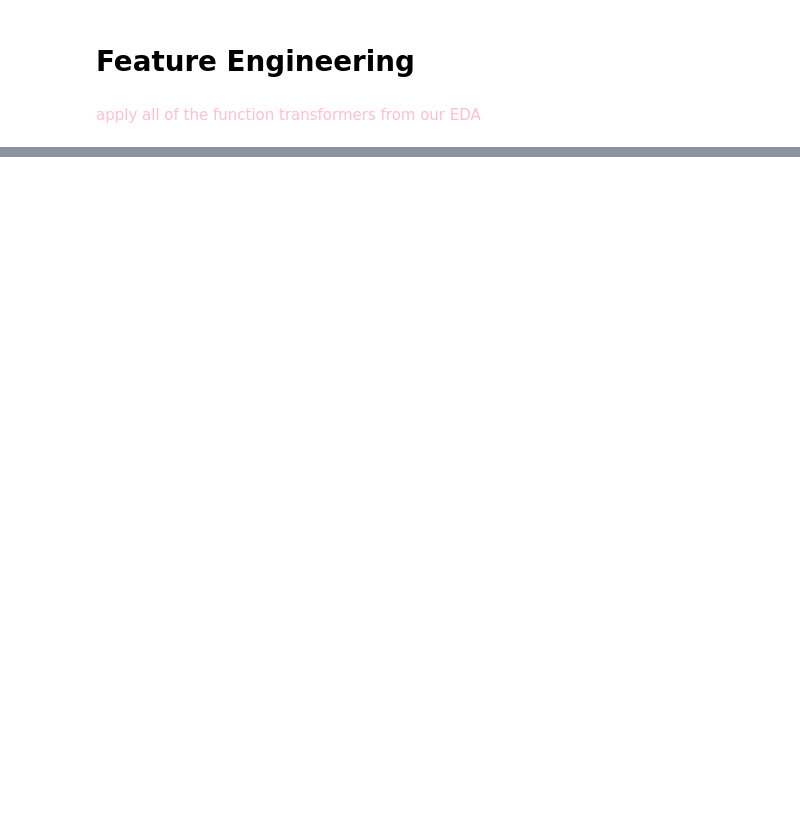
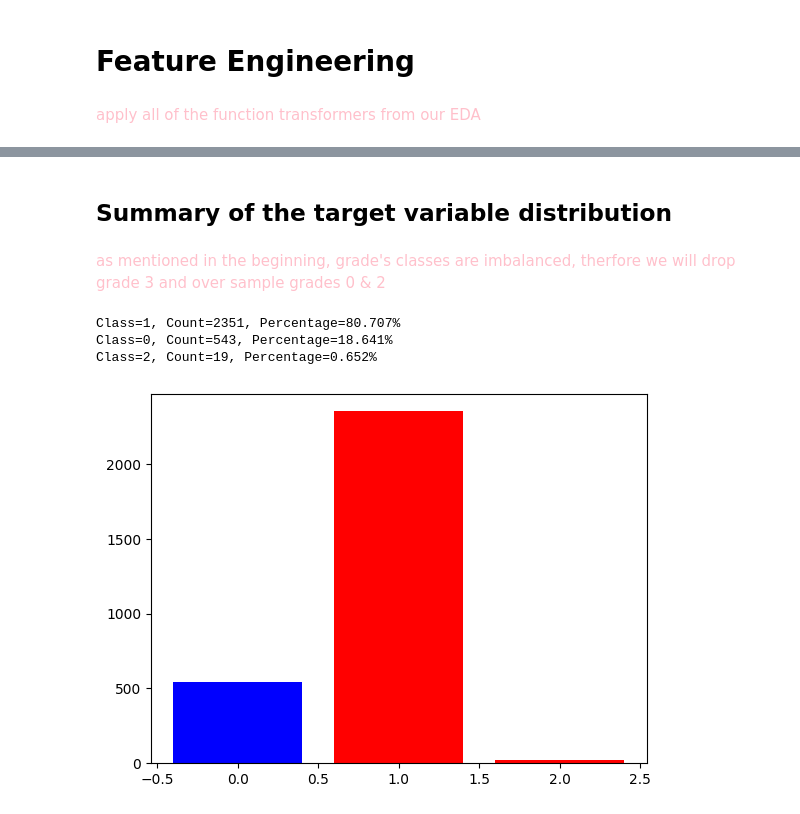
Before and after one commit to roy2392/breast_cancer_classification, a Jupyter notebook: grade model .ipynb, the cells around one changed output, grey strips where cells are left out. Drawn from its saved outputs; the diff is of its cells as text; code cells hidden in the pictures; blank space fills up the shorter version.

```diff
--- a/grade model .ipynb
+++ b/grade model .ipynb
@@ -74,0 +86,29 @@ y=LabelEncoder().fit_transform(y)
+# %% [markdown]
+## Summary of the target variable distribution
+# %% [markdown]
+<span style="color:pink">as mentioned in the beginning, grade's classes are imbalanced, therfore we will drop grade 3 and over sample grades 0 & 2
+ </br></span>
+# %%
+#delete class 3
+df = df[df.Grade != 3]
+#split to x and y
+X = df.drop('Grade', axis=1)
+y= df['Grade']
+y=LabelEncoder().fit_transform(y)
+# %%
+#summarize the distribution
+from collections import Counter
+counter = Counter(y)
+for k,v in counter.items():
+    per = v / len(y) * 100
+    print('Class=%s, Count=%d, Percentage=%.3f%%' % (k, v, per))
+# %% [output]
+Class=1, Count=2351, Percentage=80.707%
+Class=0, Count=543, Percentage=18.641%
+Class=2, Count=19, Percentage=0.652%
+# %%
+#plot the distribution
+plt.bar(counter.keys(), counter.values(), color=['red', 'blue'])
+plt.show()
+# %% [output]
+[figure, added]
```
Also changed, not shown: parts of 20 cells of this notebook.
